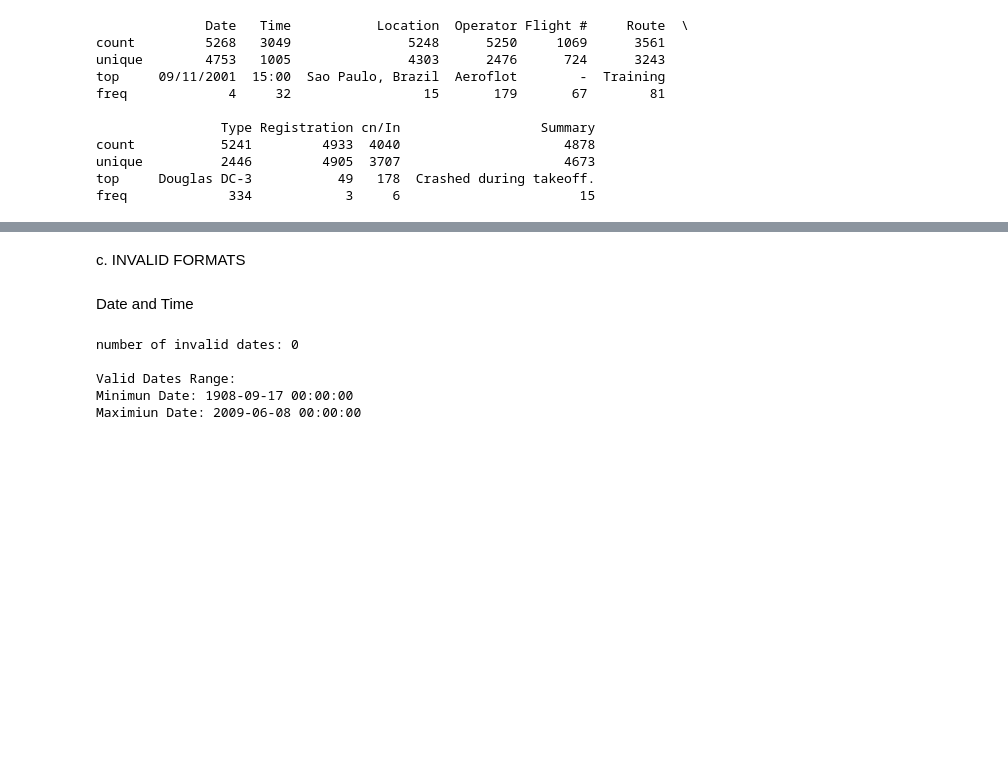
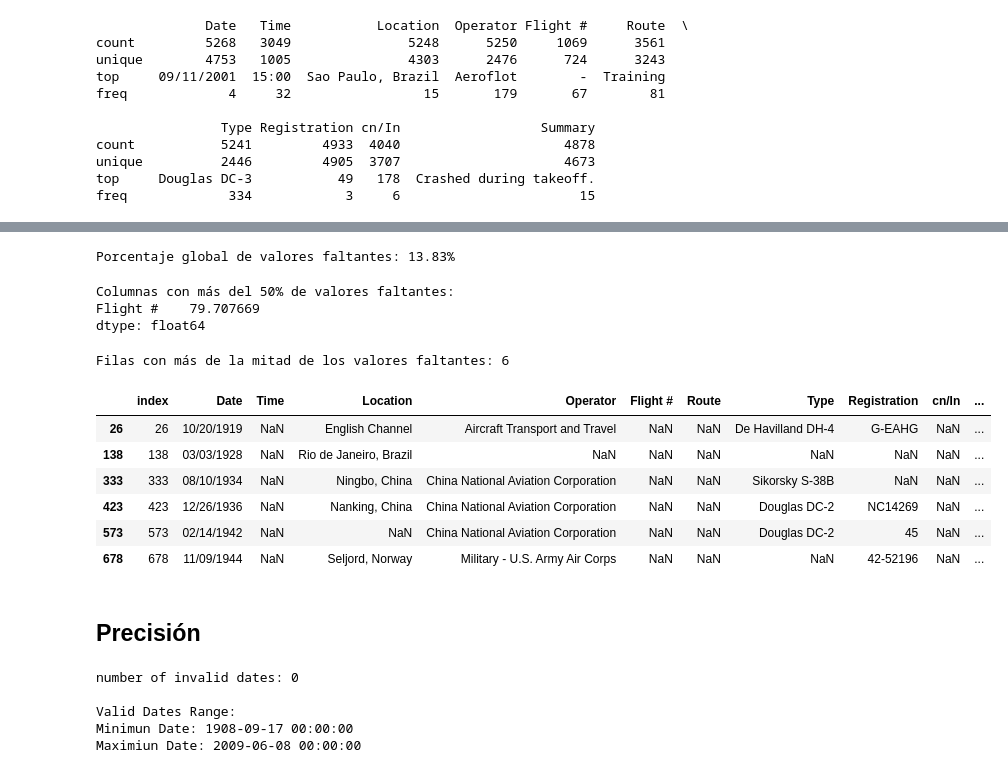
Before and after one commit to HEstefaniaR/lab5, a Jupyter notebook: EDA&QualityCheck.ipynb, the cells around one changed output, grey strips where cells are left out. Cells and saved outputs as stored; diff of their text form; code cells hidden in the pictures; blank space fills up the shorter version.

```diff
--- a/EDA&QualityCheck.ipynb
+++ b/EDA&QualityCheck.ipynb
@@ -175,10 +146,36 @@ Aboard: 239 valores únicos
 Fatalities: 191 valores únicos
 Ground: 50 valores únicos
 Summary: 4673 valores únicos
-# %% [markdown]
-c. INVALID FORMATS
-# %% [markdown]
-Date and Time
+# %%
+total_missing = df.isnull().sum().sum()
+total_cells = df.shape[0] * df.shape[1]
+print(f"Porcentaje global de valores faltantes: {round((total_missing / total_cells) * 100, 2)}%")
+# %% [output]
+Porcentaje global de valores faltantes: 13.83%
+# %%
+threshold = 50  # ejemplo: 50% de valores nulos
+high_missing = df.isnull().mean() * 100
+print("Columnas con más del 50% de valores faltantes:")
+print(high_missing[high_missing > threshold])
+# %% [output]
+Columnas con más del 50% de valores faltantes:
+Flight #    79.707669
+dtype: float64
+# %%
+rows_many_missing = df[df.isnull().sum(axis=1) > (df.shape[1] / 2)]
+print(f"Filas con más de la mitad de los valores faltantes: {rows_many_missing.shape[0]}")
+rows_many_missing
+# %% [output]
+Filas con más de la mitad de los valores faltantes: 6
+|  | index | Date | Time | Location | Operator | Flight # | Route | Type | Registration | cn/In | ... |
+| 26 | 26 | 10/20/1919 | NaN | English Channel | Aircraft Transport and Travel | NaN | NaN | De Havilland DH-4 | G-EAHG | NaN | ... |
+| 138 | 138 | 03/03/1928 | NaN | Rio de Janeiro, Brazil | NaN | NaN | NaN | NaN | NaN | NaN | ... |
+| 333 | 333 | 08/10/1934 | NaN | Ningbo, China | China National Aviation Corporation | NaN | NaN | Sikorsky S-38B | NaN | NaN | ... |
+| 423 | 423 | 12/26/1936 | NaN | Nanking, China | China National Aviation Corporation | NaN | NaN | Douglas DC-2 | NC14269 | NaN | ... |
+| 573 | 573 | 02/14/1942 | NaN | NaN | China National Aviation Corporation | NaN | NaN | Douglas DC-2 | 45 | NaN | ... |
+| 678 | 678 | 11/09/1944 | NaN | Seljord, Norway | Military - U.S. Army Air Corps | NaN | NaN | NaN | 42-52196 | NaN | ... |
+# %% [markdown]
+## Precisión
 # %%
 #  'Date' to datetime, forcing error to NaT
 df['Date'] = pd.to_datetime(df['Date'], errors='coerce')
```
Also changed, not shown: parts of 64 cells of this notebook, 1 other file.
